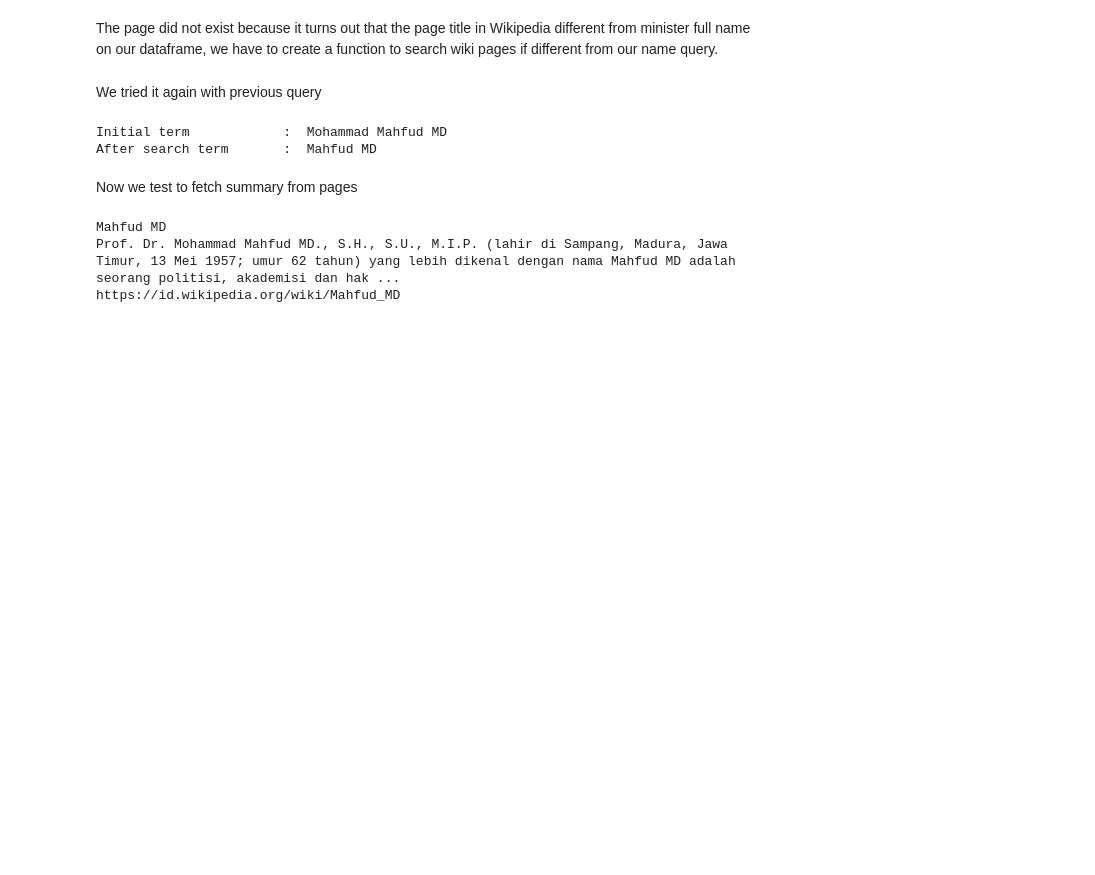
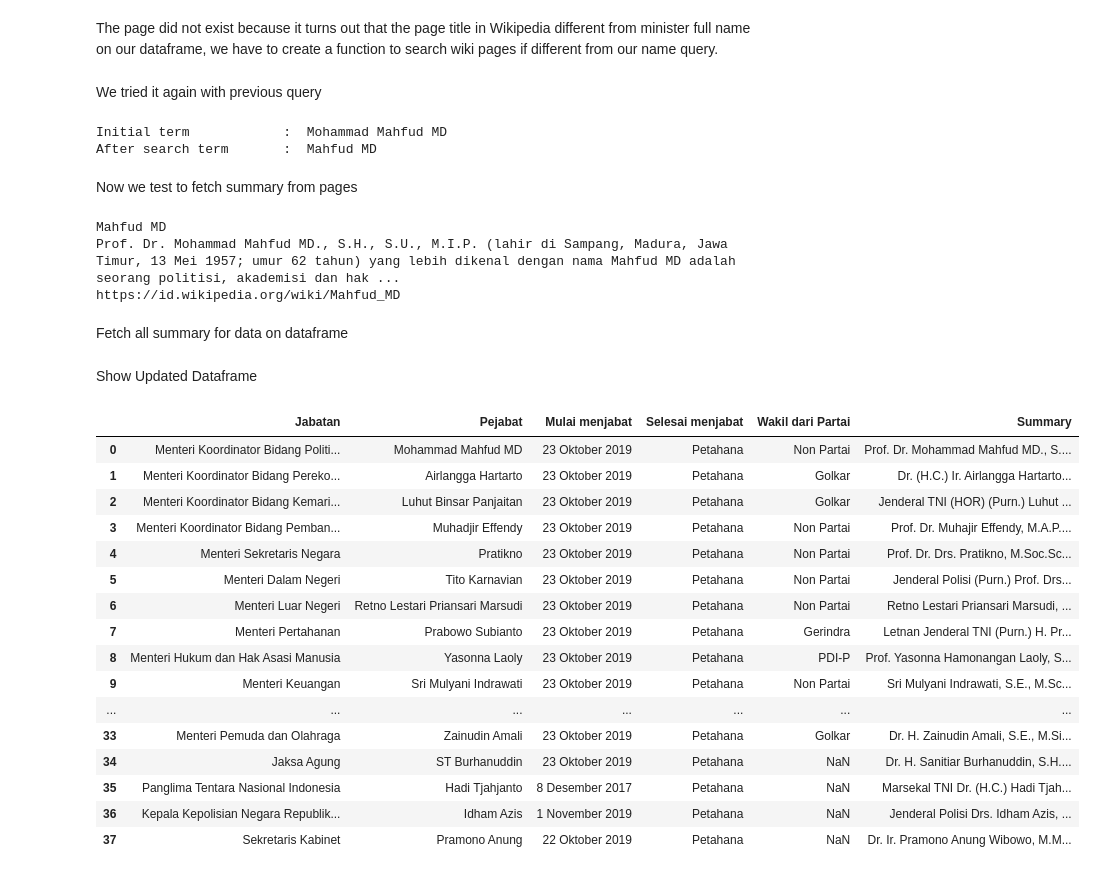
Before and after one commit to nerudesu/carifet, a Jupyter notebook: carifet.ipynb, the cells around one changed output. Cells and saved outputs as stored; diff of their text form; code cells hidden in the pictures; blank space fills up the shorter version.

Commit message:
feat: Create function to fetch all pages summary
Create function to fetch all pages summary and reinsert it into dataframe.

```diff
--- a/carifet.ipynb
+++ b/carifet.ipynb
@@ -124,3 +124,45 @@ else:
 Mahfud MD
 Prof. Dr. Mohammad Mahfud MD., S.H., S.U., M.I.P. (lahir di Sampang, Madura, Jawa Timur, 13 Mei 1957; umur 62 tahun) yang lebih dikenal dengan nama Mahfud MD adalah seorang politisi, akademisi dan hak ...
 https://id.wikipedia.org/wiki/Mahfud_MD
+# %% [markdown]
+Fetch all summary for data on dataframe
+# %%
+def fetch_summary(dataframe, column):
+    digest = []
+
+    for i in dataframe[column]:
+        page_py = wiki_id.page(i)
+        try:
+            if(page_py.exists()):
+                digest.append(page_py.summary)
+            else:
+                page_py = wiki_id.page(wikipedia_search(i))
+                digest.append(page_py.summary)
+        except:
+            print("Error")
+
+    return digest
+# %%
+df['Summary'] = fetch_summary(df, "Pejabat")
+# %% [markdown]
+Show Updated Dataframe
+# %%
+df
+# %% [output]
+|  | Jabatan | Pejabat | Mulai menjabat | Selesai menjabat | Wakil dari Partai | Summary |
+| 0 | Menteri Koordinator Bidang Politi... | Mohammad Mahfud MD | 23 Oktober 2019 | Petahana | Non Partai | Prof. Dr. Mohammad Mahfud MD., S.... |
+| 1 | Menteri Koordinator Bidang Pereko... | Airlangga Hartarto | 23 Oktober 2019 | Petahana | Golkar | Dr. (H.C.) Ir. Airlangga Hartarto... |
+| 2 | Menteri Koordinator Bidang Kemari... | Luhut Binsar Panjaitan | 23 Oktober 2019 | Petahana | Golkar | Jenderal TNI (HOR) (Purn.) Luhut ... |
+| 3 | Menteri Koordinator Bidang Pemban... | Muhadjir Effendy | 23 Oktober 2019 | Petahana | Non Partai | Prof. Dr. Muhajir Effendy, M.A.P.... |
+| 4 | Menteri Sekretaris Negara | Pratikno | 23 Oktober 2019 | Petahana | Non Partai | Prof. Dr. Drs. Pratikno, M.Soc.Sc... |
+| 5 | Menteri Dalam Negeri | Tito Karnavian | 23 Oktober 2019 | Petahana | Non Partai | Jenderal Polisi (Purn.) Prof. Drs... |
+| 6 | Menteri Luar Negeri | Retno Lestari Priansari Marsudi | 23 Oktober 2019 | Petahana | Non Partai | Retno Lestari Priansari Marsudi, ... |
+| 7 | Menteri Pertahanan | Prabowo Subianto | 23 Oktober 2019 | Petahana | Gerindra | Letnan Jenderal TNI (Purn.) H. Pr... |
+| 8 | Menteri Hukum dan Hak Asasi Manusia | Yasonna Laoly | 23 Oktober 2019 | Petahana | PDI-P | Prof. Yasonna Hamonangan Laoly, S... |
+| 9 | Menteri Keuangan | Sri Mulyani Indrawati | 23 Oktober 2019 | Petahana | Non Partai | Sri Mulyani Indrawati, S.E., M.Sc... |
+| ... | ... | ... | ... | ... | ... | ... |
+| 33 | Menteri Pemuda dan Olahraga | Zainudin Amali | 23 Oktober 2019 | Petahana | Golkar | Dr. H. Zainudin Amali, S.E., M.Si... |
+| 34 | Jaksa Agung | ST Burhanuddin | 23 Oktober 2019 | Petahana | NaN | Dr. H. Sanitiar Burhanuddin, S.H.... |
+| 35 | Panglima Tentara Nasional Indonesia | Hadi Tjahjanto | 8 Desember 2017 | Petahana | NaN | Marsekal TNI Dr. (H.C.) Hadi Tjah... |
+| 36 | Kepala Kepolisian Negara Republik... | Idham Azis | 1 November 2019 | Petahana | NaN | Jenderal Polisi Drs. Idham Azis, ... |
+| 37 | Sekretaris Kabinet | Pramono Anung | 22 Oktober 2019 | Petahana | NaN | Dr. Ir. Pramono Anung Wibowo, M.M... |
```
